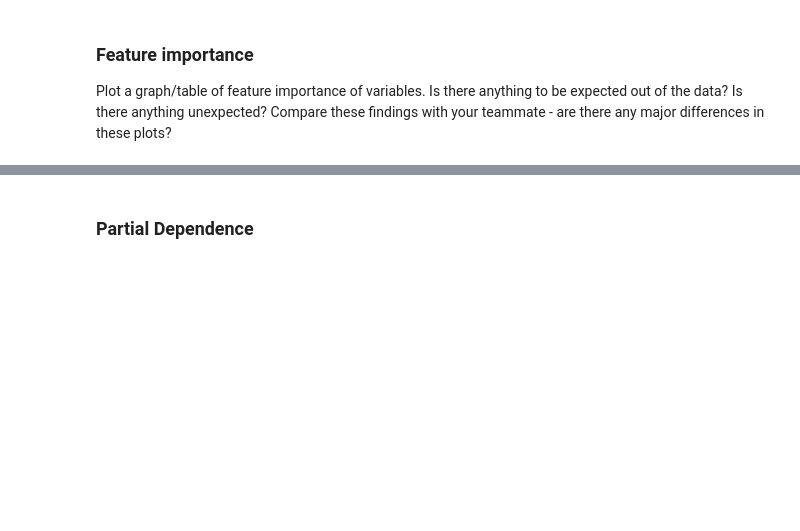
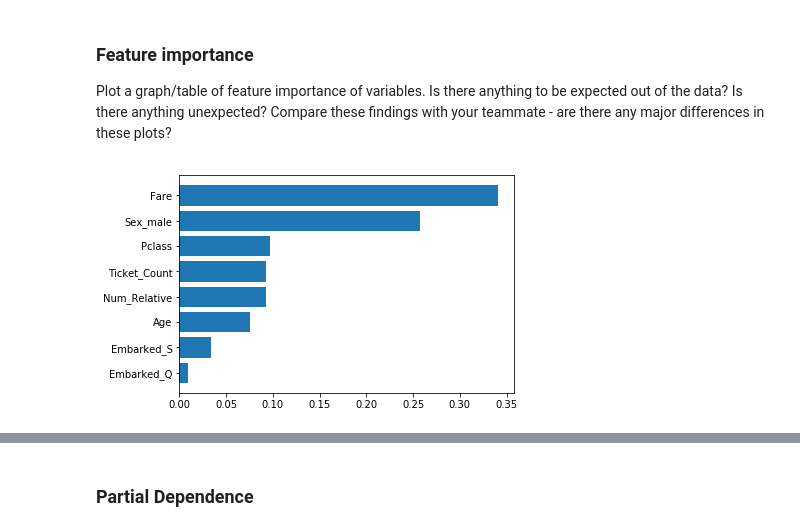
Before and after one commit to yxlee245/aiap-week-1, a Jupyter notebook: week1-release.ipynb, the cells around one changed output, grey strips where cells are left out. Cells and saved outputs as stored; diff of their text form; code cells hidden in the pictures; blank space fills up the shorter version.

```diff
--- a/week1-release.ipynb
+++ b/week1-release.ipynb
@@ -477,0 +578,4 @@ In this section, we will begin by learning to appreciate the model interpretatio
+# %%
+# Encode categorical variables
+dataset_v2 = pd.get_dummies(dataset_v2, columns=['Sex', 'Embarked'],
+                            drop_first=True)
@@ -477,0 +584,11 @@ In this section, we will begin by learning to appreciate the model interpretatio
+# %%
+# Split dataset to training and test sets
+X = dataset_v2.drop(['Name', 'SibSp', 'Parch', 'Ticket', 'Cabin', 'Salutation', 'Survived'],
+                    axis=1)
+y = dataset_v2['Survived']
+X_train, X_test, y_train, y_test = train_test_split(X, y, test_size=0.2,
+                                                    random_state=2018, stratify=y)
+# Train model v2
+rf_v2 = RandomForestClassifier(random_state=2018)
+rf_v2.fit(X_train, y_train)
+print('Accuracy:', accuracy_score(y_test, rf_v2.predict(X_test)))
@@ -480,3 +599,14 @@ In this section, we will begin by learning to appreciate the model interpretatio
 # %% [markdown]
 ### Feature importance
 Plot a graph/table of feature importance of variables. Is there anything to be expected out of the data? Is there anything unexpected? Compare these findings with your teammate - are there any major differences in these plots?
+# %%
+# Feature Importance Plot
+feature_importances = pd.DataFrame(rf_v2.feature_importances_,
+                                   index=X_train.columns,
+                                   columns=['importance']).\
+                                   sort_values('importance', ascending=False)
+plt.figure()
+plt.barh(feature_importances.index, feature_importances['importance'])
+plt.gca().invert_yaxis()
+# %% [output]
+[figure, added]
```
Also changed, not shown: parts of 40 cells of this notebook, 1 other file.
